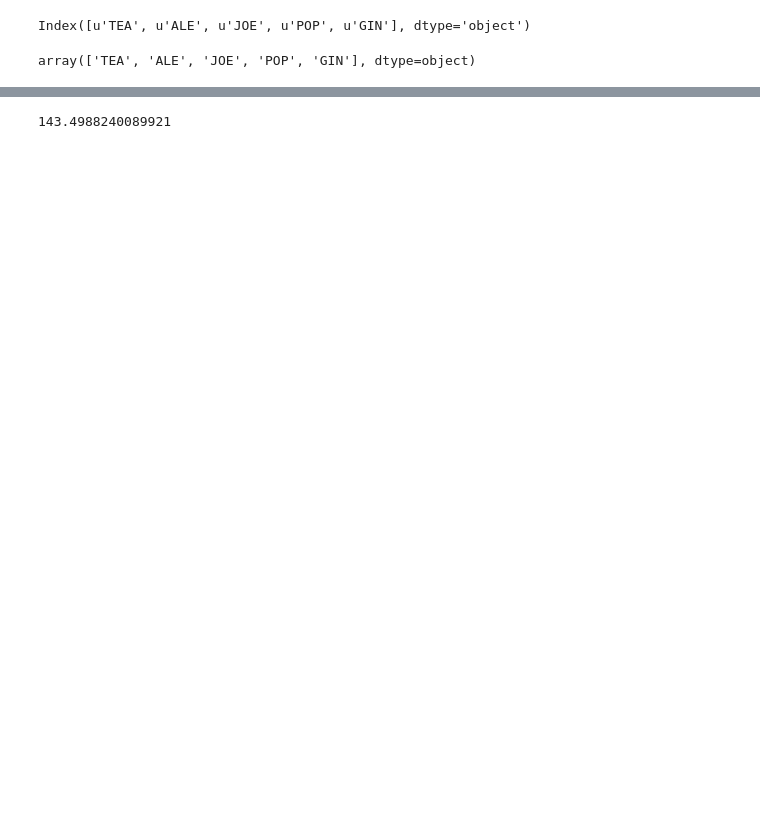
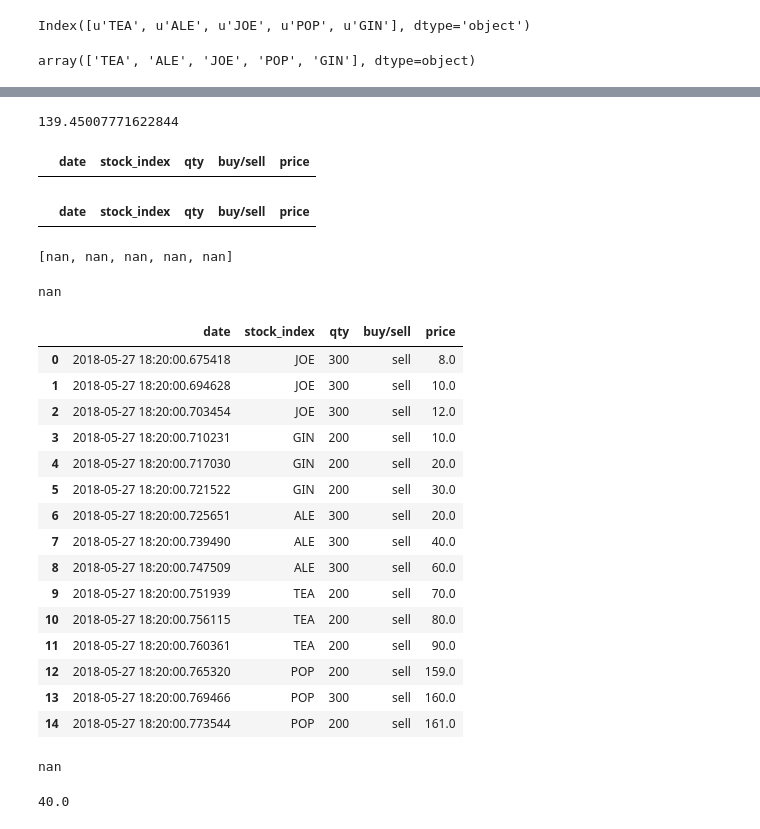
Before and after one commit to Vince1er/XXX, a Jupyter notebook: JPM_2.ipynb, the cells around one changed output, grey strips where cells are left out. Saved outputs shown, nothing was run; the diff lists cells and outputs as text; code cells hidden in the pictures; blank space fills up the shorter version.

```diff
--- a/JPM_2.ipynb
+++ b/JPM_2.ipynb
@@ -402,4 +460,65 @@ def GBCE(stock_list,trade_list):
 # %%
-GBCE(stock,tr)
+GBCE_stock_index(stock,tr, '360 min')
 # %% [output]
-143.4988240089921
+139.45007771622844
+# %%
+trades
+# %% [output]
+|  | date | stock_index | qty | buy/sell | price |
+# %%
+tr2 = trades
+tr2
+# %% [output]
+|  | date | stock_index | qty | buy/sell | price |
+# %%
+arr3 = [volume_weighted_stock_price(tr2 , stock_index, min_delta='360 min') for stock_index in stock_indexes]
+arr3
+# %% [output]
+[nan, nan, nan, nan, nan]
+# %%
+GBCE_stock_index(stock,tr2, '360 min')
+# %% [output]
+nan
+# %%
+tr3 = trades
+tr3 = add_trade(tr3, 'JOE', 300, 'sell', 8.)
+tr3 = add_trade(tr3, 'JOE', 300, 'sell', 10.)
+tr3 = add_trade(tr3, 'JOE', 300, 'sell', 12.)
+tr3 = add_trade(tr3, 'GIN', 200, 'sell', 10.)
+tr3 = add_trade(tr3, 'GIN', 200, 'sell', 20.)
+tr3 = add_trade(tr3, 'GIN', 200, 'sell', 30.)
+tr3 = add_trade(tr3, 'ALE', 300, 'sell', 20.)
+tr3 = add_trade(tr3, 'ALE', 300, 'sell', 40.)
+tr3 = add_trade(tr3, 'ALE', 300, 'sell', 60.)
+tr3 = add_trade(tr3, 'TEA', 200, 'sell', 70.)
+tr3 = add_trade(tr3, 'TEA', 200, 'sell', 80.)
+tr3 = add_trade(tr3, 'TEA', 200, 'sell', 90.)
+tr3 = add_trade(tr3, 'POP', 200, 'sell', 159.)
+tr3 = add_trade(tr3, 'POP', 300, 'sell', 160.)
+tr3 = add_trade(tr3, 'POP', 200, 'sell', 161.)
+tr3
+# %% [output]
+|  | date | stock_index | qty | buy/sell | price |
+| 0 | 2018-05-27 18:20:00.675418 | JOE | 300 | sell | 8.0 |
+| 1 | 2018-05-27 18:20:00.694628 | JOE | 300 | sell | 10.0 |
+| 2 | 2018-05-27 18:20:00.703454 | JOE | 300 | sell | 12.0 |
+| 3 | 2018-05-27 18:20:00.710231 | GIN | 200 | sell | 10.0 |
+| 4 | 2018-05-27 18:20:00.717030 | GIN | 200 | sell | 20.0 |
+| 5 | 2018-05-27 18:20:00.721522 | GIN | 200 | sell | 30.0 |
+| 6 | 2018-05-27 18:20:00.725651 | ALE | 300 | sell | 20.0 |
+| 7 | 2018-05-27 18:20:00.739490 | ALE | 300 | sell | 40.0 |
+| 8 | 2018-05-27 18:20:00.747509 | ALE | 300 | sell | 60.0 |
+| 9 | 2018-05-27 18:20:00.751939 | TEA | 200 | sell | 70.0 |
+| 10 | 2018-05-27 18:20:00.756115 | TEA | 200 | sell | 80.0 |
+| 11 | 2018-05-27 18:20:00.760361 | TEA | 200 | sell | 90.0 |
+| 12 | 2018-05-27 18:20:00.765320 | POP | 200 | sell | 159.0 |
+| 13 | 2018-05-27 18:20:00.769466 | POP | 300 | sell | 160.0 |
+| 14 | 2018-05-27 18:20:00.773544 | POP | 200 | sell | 161.0 |
+# %%
+volume_weighted_stock_price(tr3, 'XXX', '10 min')
+# %% [output]
+nan
+# %%
+GBCE_stock_index(stock,tr3, '360 min')
+# %% [output]
+40.0
```
Also changed, not shown: parts of 68 cells of this notebook, 3 other files.
